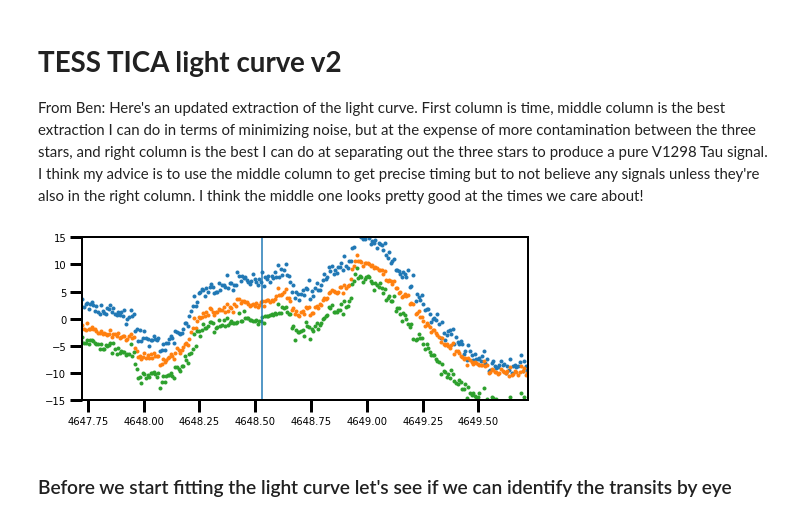
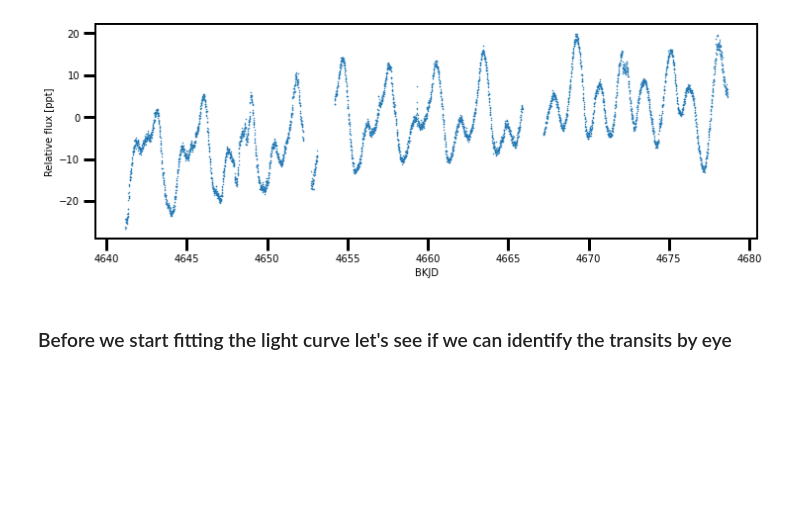
Before and after one commit to afeinstein20/v1298tau_tess, a Jupyter notebook: notebooks/TESS_V1298Tau.ipynb, the cells around one changed output. Saved outputs shown, nothing was run; the diff lists cells and outputs as text; code cells hidden in the pictures; blank space fills up the shorter version.

```diff
--- a/notebooks/TESS_V1298Tau.ipynb
+++ b/notebooks/TESS_V1298Tau.ipynb
@@ -77,29 +30,53 @@ plt.show()
-# %% [markdown]
-
-# **TESS TICA light curve v2**
-From Ben: Here's an updated extraction of the light curve. First column is time, middle column is the best extraction I can do in terms of minimizing noise, but at the expense of more contamination between the three stars, and right column is the best I can do at separating out the three stars to produce a pure V1298 Tau signal. I think my advice is to use the middle column to get precise timing but to not believe any signals unless they're also in the right column. I think the middle one looks pretty good at the times we care about!
-# %%
-tica2 = np.loadtxt('v1298_s43_o1_v2.txt')
-
-tica2_mjd  = tica2[:,0]
-tica2_bjd  = Time(tica2_mjd, format='mjd').jd
-tica2_bkjd = tica2_bjd - 2454833.0
-
-tica2_f1   = normalize_lc(tica2[:,1])
-tica2_f2   = normalize_lc(tica2[:,2])
-
-plt.plot(tess_bkjd, tess_f1+5, '.')
-plt.plot(tica2_bkjd, tica2_f1, '.')
-plt.plot(tica2_bkjd, tica2_f2-2, '.')
-#plt.xlim(4645.39920514-0.5,4645.39920514+0.5)
-plt.xlim(4648.72281079-1, 4648.72281079+1)
-#plt.ylim(-5,10)
-plt.ylim(-15,15)
-plt.axvline(4648.53)
-plt.gcf().set_size_inches(8,3)
-plt.show()
-# %% [output]
-[figure, removed]
+# %%
+#From Ben on 10/17/2021
+temp1 = np.loadtxt('v1298_s43_o1_v2.txt')
+temp2 = np.loadtxt('v1298_s43_o2_v2.txt')
+temp3 = np.loadtxt('v1298_s44_o1_v1.txt')
+
+temp = np.vstack((temp1, temp2, temp3))
+
+temp[temp[:,0] > 59486,2] += 1.1e5 # hack to align offset between orbits
+
+from astropy.time import Time
+tess_mjd = temp[:,0]
+tess_bjd = Time(tess_mjd, format='mjd').jd
+tess_bkjd = tess_bjd - 2454833.0
+tess_f1 = temp[:,2] # This is the columnn that minimizes contamination from other stars
+#tess_f1 = temp[:,1] # This is the columnn that minimizes the noise in the light curve
+
+tess_beg = tess_bkjd.min()
+tess_end = tess_bkjd.max()
+tess_mission_flag = ['tess']*len(tess_bkjd)
+tess_texp = np.median(np.diff(tess_bkjd))
+
+x = tess_bkjd
+y = normalize_lc(tess_f1)
+y[-len(temp3[:,2]):] -= 59
+
+# light time travel correction
+from astropy import time, coordinates as coord, units as u
+
+greenwich = coord.EarthLocation.of_site('greenwich')
+times = time.Time(tess_bjd, format='jd', location=greenwich)
+moon = coord.get_moon(times)
+
+delta_time = times.light_travel_time(moon)
+
+corr_x = times.value + delta_time.value - 2454833
+
+
+x = np.ascontiguousarray(corr_x, dtype=np.float64)
+y = np.ascontiguousarray(y, dtype=np.float64)
+
+mission_flag = tess_mission_flag
+
+plt.plot(x,y,'.',ms=1)
+plt.xlabel("BKJD")
+plt.ylabel("Relative flux [ppt]")
+plt.gcf().set_size_inches(12,4)
+plt.show()
+# %% [output]
+[figure, added]
 # %%
 #Stellar parameters
 M_star  = 1.10, 0.05
```
Also changed, not shown: parts of 22 cells of this notebook, 5 other files.
